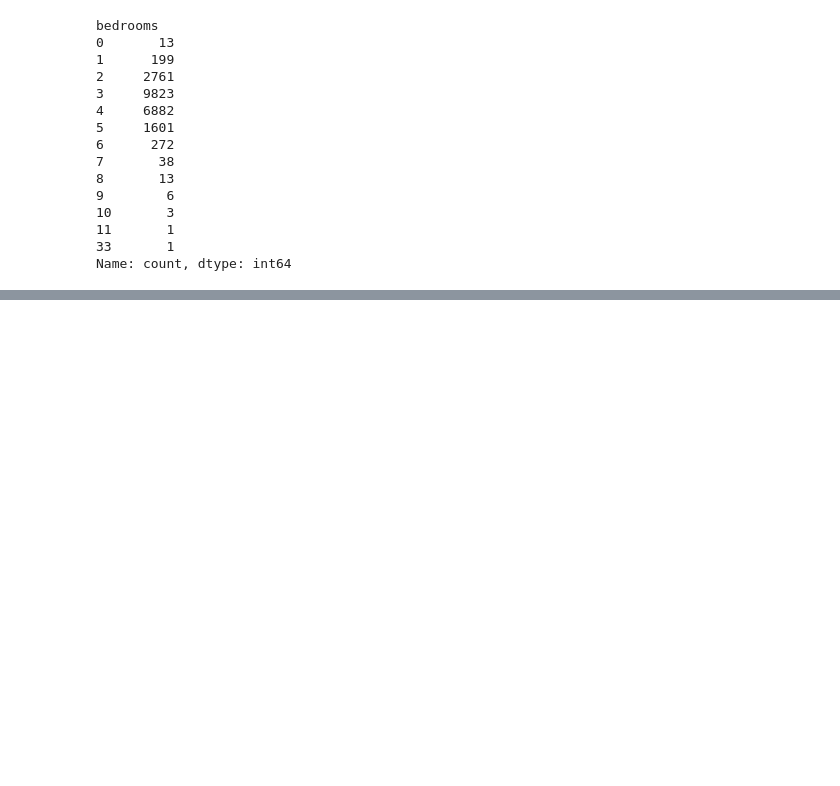
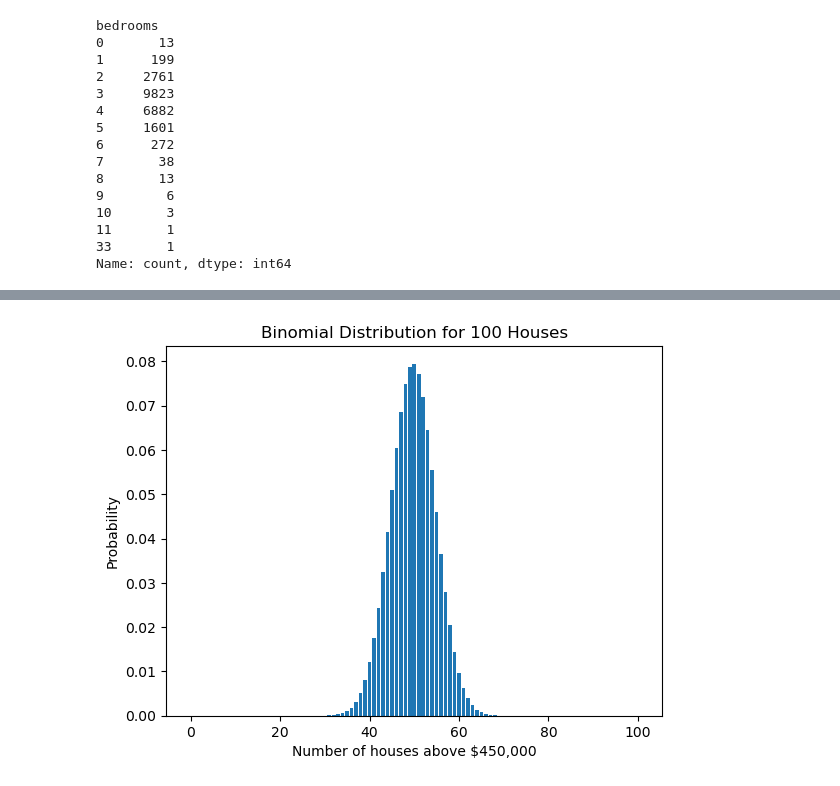
Before and after one commit to simo100000/Stats-for-Data-Analytics-, a Jupyter notebook: Housing_Statistics_CA1.ipynb, the cells around one changed output, grey strips where cells are left out. Drawn from its saved outputs; the diff is of its cells as text; code cells hidden in the pictures; blank space fills up the shorter version.

```diff
--- a/Housing_Statistics_CA1.ipynb
+++ b/Housing_Statistics_CA1.ipynb
@@ -199,0 +277,18 @@ These results suggest that the dataset is mainly composed of properties with thr
+# %%
+# Binomial distribution for a larger sample
+
+n_large = 100
+
+x_large = np.arange(0, n_large + 1)
+
+pmf_large = binom.pmf(x_large, n=n_large, p=p)
+
+plt.bar(x_large, pmf_large)
+
+plt.xlabel('Number of houses above $450,000')
+plt.ylabel('Probability')
+plt.title('Binomial Distribution for 100 Houses')
+
+plt.show()
+# %% [output]
+[figure, added]
```
Also changed, not shown: parts of 15 cells of this notebook.
